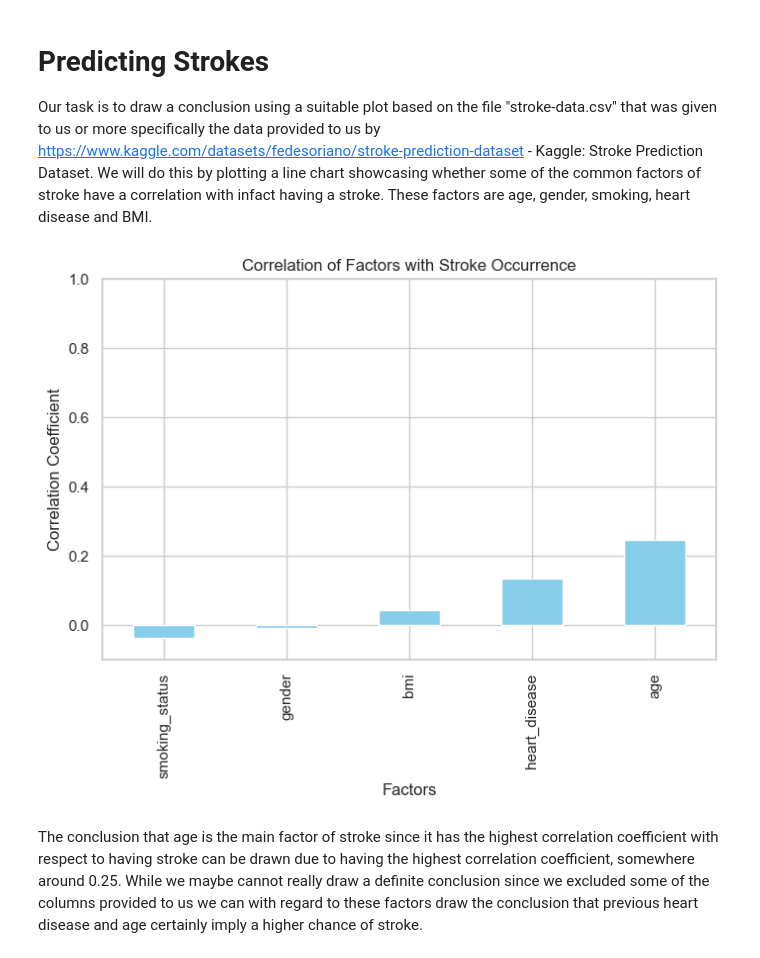
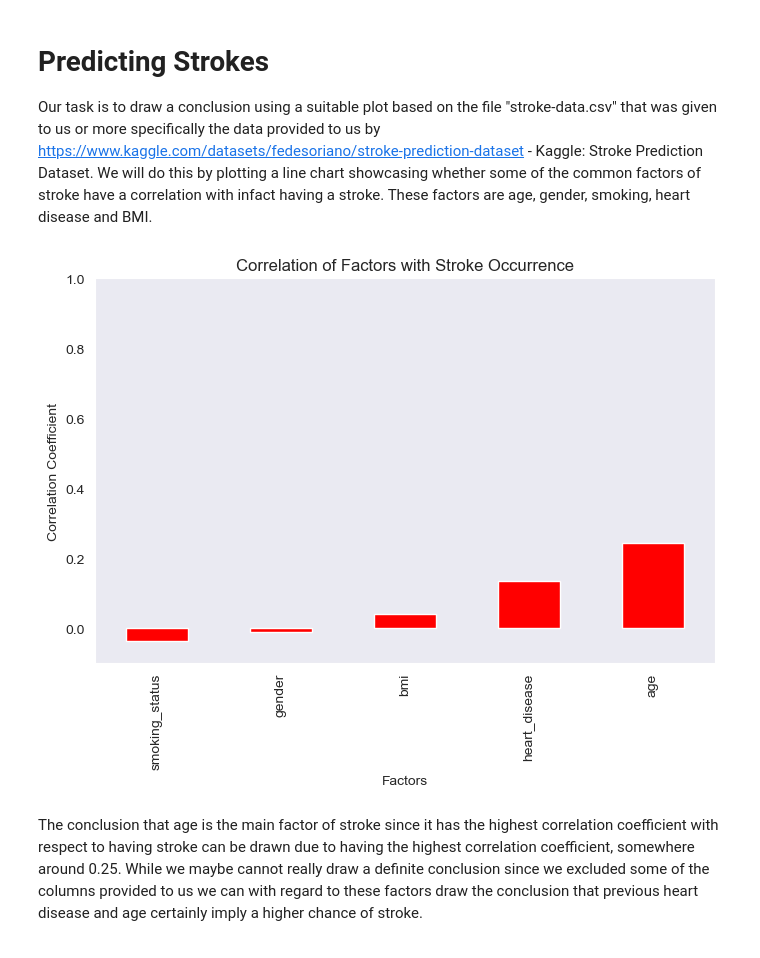
Before and after one commit to MrHEFF/su-mt4007, a Jupyter notebook: HW2/HW2.ipynb, the cells around one changed output. Saved outputs shown, nothing was run; the diff lists cells and outputs as text; code cells hidden in the pictures.

```diff
--- a/HW2/HW2.ipynb
+++ b/HW2/HW2.ipynb
@@ -110,37 +90,37 @@ Our task is to draw a conclusion using a suitable plot based on the file "stroke
 # %%
 import pandas as pd
 import matplotlib.pyplot as plt
 import seaborn as sns
 
 data = pd.read_csv('stroke-data.csv') # read
 
-data = data[['gender', 'age', 'smoking_status', 'heart_disease', 'bmi', 'stroke']] # choose relevant columns
+data = data[['gender', 'age', 'smoking_status', 'heart_disease', 'bmi', 'stroke']] # choose relevant columns and define only those as parts of data
 
 data['gender'] = data['gender'].map({'Male': 0, 'Female': 1, 'Other': 2}) # substitute missing gender
-data['smoking_status'] = data['smoking_status'].map({ # replace missing smoking status with numerical values
+data['smoking_status'] = data['smoking_status'].map({ # map missing smoking status with numerical values
     'never smoked': 0,
     'formerly smoked': 1,
     'smokes': 2,
     'Unknown': 3
 })
 
-corr_matrix = data.corr() # correlation matrix, ie compute correlation between columns of our data
+corr_matrix = data.corr() # correlation matrix, ie compute correlation between columns of our data, excluding null values
 
 stroke_corr = corr_matrix['stroke'].drop('stroke').sort_values(ascending=True) # drop/remove unecessary rows or columns
 # from our dataframe matrix corr_matrix and show correlation with having a stroke and then finally sort
 
-sns.set_style(style="whitegrid") # set style of chart
+sns.set_style(style="dark") # set style of chart
 
 plt.figure(figsize=(8,5)) # create bar plot with some dimensions
-stroke_corr.plot(kind='bar', color='skyblue') # characteristics of plot
+stroke_corr.plot(kind='bar', color='red') # characteristics of plot
 
 plt.title('Correlation of Factors with Stroke Occurrence')
 plt.xlabel('Factors')
 plt.ylabel('Correlation Coefficient')
 plt.ylim(-0.1, 1)
 
 plt.show() # display
 # %% [output]
-[figure, old version]
+[figure, new version]
 # %% [markdown]
 The conclusion that age is the main factor of stroke since it has the highest correlation coefficient with respect to having stroke can be drawn due to having the highest correlation coefficient, somewhere around 0.25. While we maybe cannot really draw a definite conclusion since we excluded some of the columns provided to us we can with regard to these factors draw the conclusion that previous heart disease and age certainly imply a higher chance of stroke.
```
Also changed, not shown: parts of 9 cells of this notebook.
